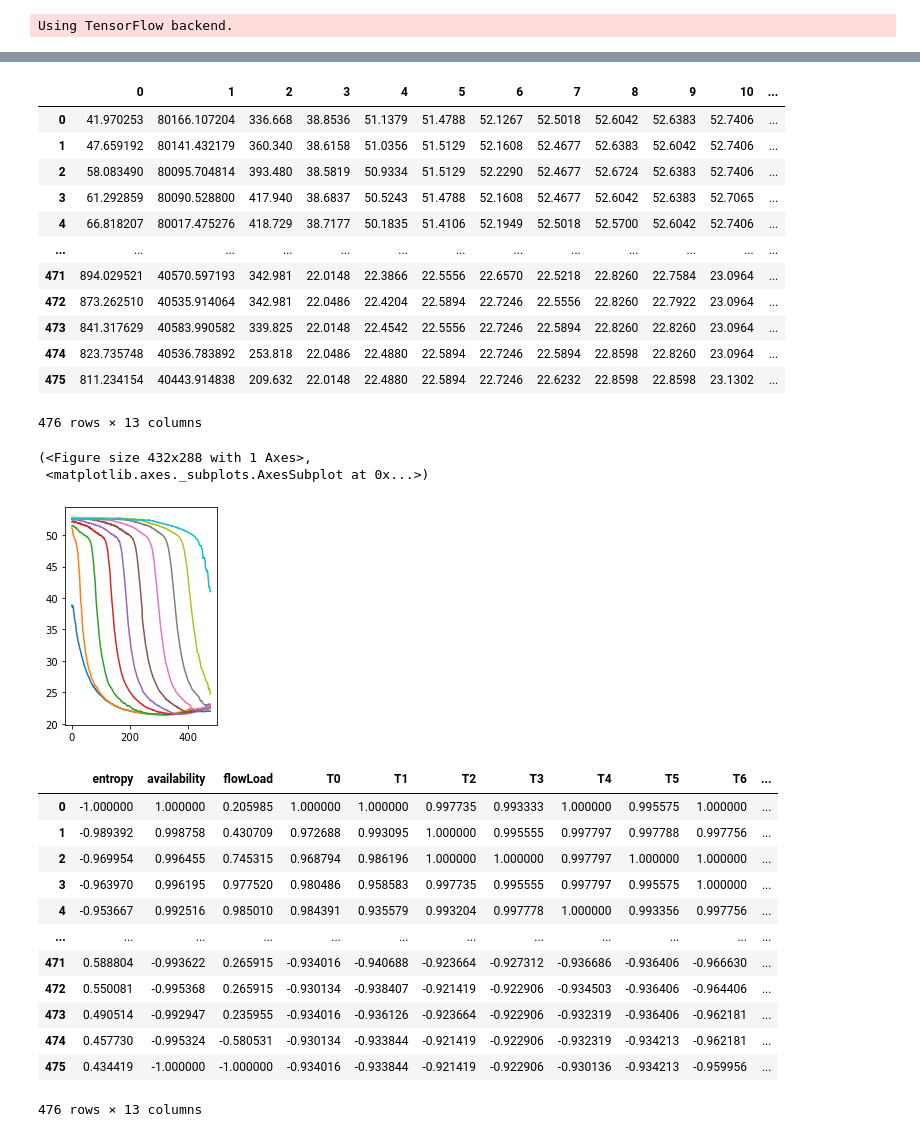
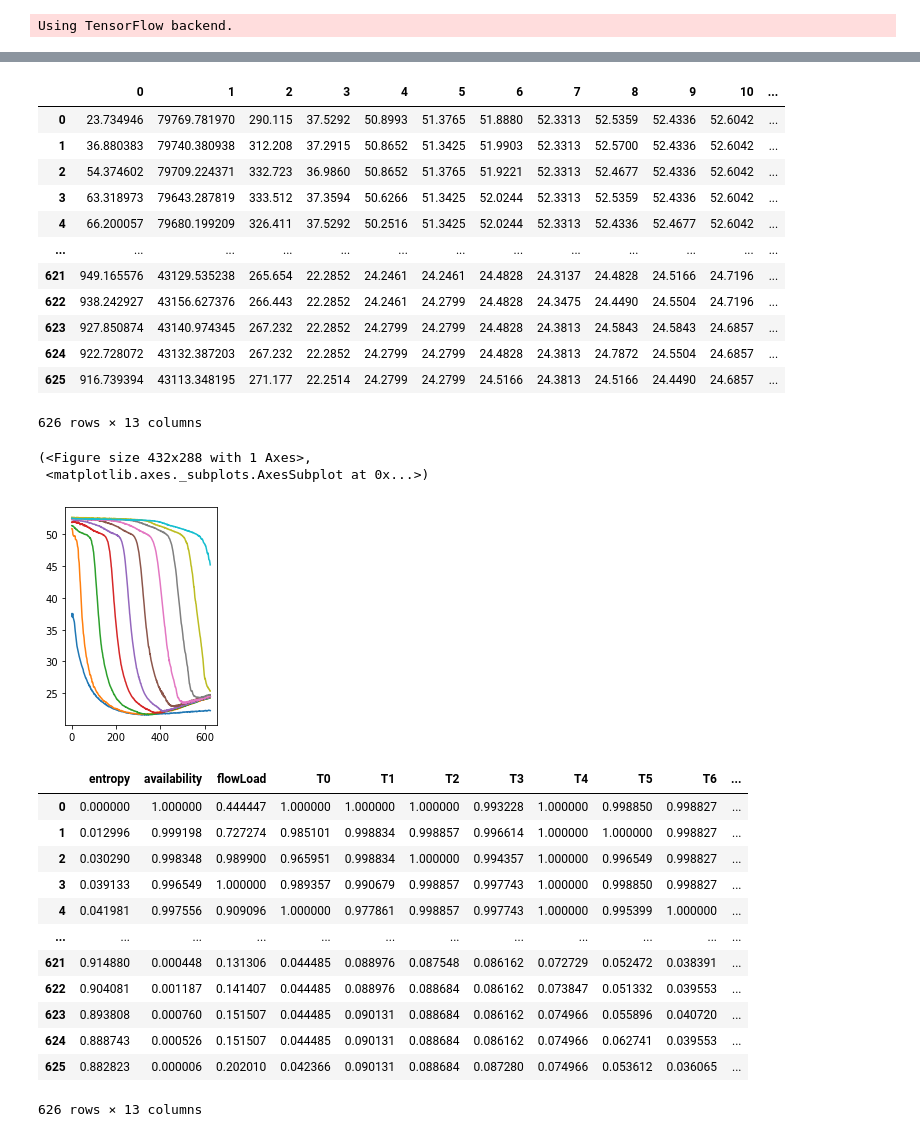
Before and after one commit to yogenderPalChandra/jospehus_DL, a Jupyter notebook: DL_dischargeIncreasedFeatures.ipynb, the cells around one changed output, grey strips where cells are left out. Cells and saved outputs as stored; diff of their text form; code cells hidden in the pictures.

```diff
--- a/DL_dischargeIncreasedFeatures.ipynb
+++ b/DL_dischargeIncreasedFeatures.ipynb
@@ -33,7 +33,8 @@ def file():
     #path = '/home/yogender/Desktop/KaggleHousePricePrediction/raspiData/Raspi2_second_currentLoop_RemoteMySql'
     #file_name = 'csvFile_2021_04_20'
     #file_name = 'csvFile_2021_04_28'
-    file_name = 'csvFile_2021_05_13'
+    #file_name = 'csvFile_2021_04_28'
+    file_name = 'csvFile_2021_05_24'
     #file_name = 'DLTemLongerDatasetDischargecsvFile_2021_05_20'
     #file_name = 'csvFile_2021_04_19'
     #file_name ='csvFile_2021_03_30'
@@ -221,18 +227,18 @@ df_tem_entropy_conc = pd.concat( [disEntropy,disAvailability ,indexed_tem],  ign
 df_tem_entropy_conc
 # %% [output]
 |  | 0 | 1 | 2 | 3 | 4 | 5 | 6 | 7 | 8 | 9 | 10 | ... |
-| 0 | 41.970253 | 80166.107204 | 336.668 | 38.8536 | 51.1379 | 51.4788 | 52.1267 | 52.5018 | 52.6042 | 52.6383 | 52.7406 | ... |
-| 1 | 47.659192 | 80141.432179 | 360.340 | 38.6158 | 51.0356 | 51.5129 | 52.1608 | 52.4677 | 52.6383 | 52.6042 | 52.7406 | ... |
-| 2 | 58.083490 | 80095.704814 | 393.480 | 38.5819 | 50.9334 | 51.5129 | 52.2290 | 52.4677 | 52.6724 | 52.6383 | 52.7406 | ... |
-| 3 | 61.292859 | 80090.528800 | 417.940 | 38.6837 | 50.5243 | 51.4788 | 52.1608 | 52.4677 | 52.6042 | 52.6383 | 52.7065 | ... |
-| 4 | 66.818207 | 80017.475276 | 418.729 | 38.7177 | 50.1835 | 51.4106 | 52.1949 | 52.5018 | 52.5700 | 52.6042 | 52.7406 | ... |
+| 0 | 23.734946 | 79769.781970 | 290.115 | 37.5292 | 50.8993 | 51.3765 | 51.8880 | 52.3313 | 52.5359 | 52.4336 | 52.6042 | ... |
+| 1 | 36.880383 | 79740.380938 | 312.208 | 37.2915 | 50.8652 | 51.3425 | 51.9903 | 52.3313 | 52.5700 | 52.4336 | 52.6042 | ... |
+| 2 | 54.374602 | 79709.224371 | 332.723 | 36.9860 | 50.8652 | 51.3765 | 51.9221 | 52.3313 | 52.4677 | 52.4336 | 52.6042 | ... |
+| 3 | 63.318973 | 79643.287819 | 333.512 | 37.3594 | 50.6266 | 51.3425 | 52.0244 | 52.3313 | 52.5359 | 52.4336 | 52.6042 | ... |
+| 4 | 66.200057 | 79680.199209 | 326.411 | 37.5292 | 50.2516 | 51.3425 | 52.0244 | 52.3313 | 52.4336 | 52.4677 | 52.6042 | ... |
 | ... | ... | ... | ... | ... | ... | ... | ... | ... | ... | ... | ... | ... |
-| 471 | 894.029521 | 40570.597193 | 342.981 | 22.0148 | 22.3866 | 22.5556 | 22.6570 | 22.5218 | 22.8260 | 22.7584 | 23.0964 | ... |
-| 472 | 873.262510 | 40535.914064 | 342.981 | 22.0486 | 22.4204 | 22.5894 | 22.7246 | 22.5556 | 22.8260 | 22.7922 | 23.0964 | ... |
-| 473 | 841.317629 | 40583.990582 | 339.825 | 22.0148 | 22.4542 | 22.5556 | 22.7246 | 22.5894 | 22.8260 | 22.8260 | 23.0964 | ... |
-| 474 | 823.735748 | 40536.783892 | 253.818 | 22.0486 | 22.4880 | 22.5894 | 22.7246 | 22.5894 | 22.8598 | 22.8260 | 23.0964 | ... |
-| 475 | 811.234154 | 40443.914838 | 209.632 | 22.0148 | 22.4880 | 22.5894 | 22.7246 | 22.6232 | 22.8598 | 22.8598 | 23.1302 | ... |
+| 621 | 949.165576 | 43129.535238 | 265.654 | 22.2852 | 24.2461 | 24.2461 | 24.4828 | 24.3137 | 24.4828 | 24.5166 | 24.7196 | ... |
+| 622 | 938.242927 | 43156.627376 | 266.443 | 22.2852 | 24.2461 | 24.2799 | 24.4828 | 24.3475 | 24.4490 | 24.5504 | 24.7196 | ... |
+| 623 | 927.850874 | 43140.974345 | 267.232 | 22.2852 | 24.2799 | 24.2799 | 24.4828 | 24.3813 | 24.5843 | 24.5843 | 24.6857 | ... |
+| 624 | 922.728072 | 43132.387203 | 267.232 | 22.2852 | 24.2799 | 24.2799 | 24.4828 | 24.3813 | 24.7872 | 24.5504 | 24.6857 | ... |
+| 625 | 916.739394 | 43113.348195 | 271.177 | 22.2514 | 24.2799 | 24.2799 | 24.5166 | 24.3813 | 24.5166 | 24.4490 | 24.6857 | ... |
-476 rows × 13 columns
+626 rows × 13 columns
 # %%
 def create_color_step_obj(cmap_name, n):
     """
@@ -276,37 +282,37 @@ plotObject(df_tem_entropy_conc, ax, fig, alpha =0.7, scm=None)
 # %% [output]
 (<Figure size 432x288 with 1 Axes>,
  <matplotlib.axes._subplots.AxesSubplot at 0x...>)
-[figure, old version]
+[figure, new version]
 # %%
 """
 Normalization should be done BEFORE one prepares the data for ANN or LSTM input.
 Normalization is done feature-wise (that means column-wise).
 """
 
 def normalize(X):
-    scaler = MinMaxScaler(feature_range=(-1, 1))
+    scaler = MinMaxScaler(feature_range=(0, 1))
     scaler = scaler.fit(X)
     scaled_data = scaler.transform(X)
     return scaled_data, scaler
 
 df_nrm, scaler = normalize(df_tem_entropy_conc)
 df_nrm = pd.DataFrame(df_nrm)
 #df_nrm.columns = chargingIn_df.columns
 
 df_nrm.columns = ['entropy', 'availability', 'flowLoad', 'T0', 'T1', 'T2', 'T3', \
                   'T4', 'T5', 'T6', 'T7', 'T8', 'T9']
 df_nrm
 # %% [output]
 |  | entropy | availability | flowLoad | T0 | T1 | T2 | T3 | T4 | T5 | T6 | ... |
-| 0 | -1.000000 | 1.000000 | 0.205985 | 1.000000 | 1.000000 | 0.997735 | 0.993333 | 1.000000 | 0.995575 | 1.000000 | ... |
-| 1 | -0.989392 | 0.998758 | 0.430709 | 0.972688 | 0.993095 | 1.000000 | 0.995555 | 0.997797 | 0.997788 | 0.997756 | ... |
-| 2 | -0.969954 | 0.996455 | 0.745315 | 0.968794 | 0.986196 | 1.000000 | 1.000000 | 0.997797 | 1.000000 | 1.000000 | ... |
-| 3 | -0.963970 | 0.996195 | 0.977520 | 0.980486 | 0.958583 | 0.997735 | 0.995555 | 0.997797 | 0.995575 | 1.000000 | ... |
-| 4 | -0.953667 | 0.992516 | 0.985010 | 0.984391 | 0.935579 | 0.993204 | 0.997778 | 1.000000 | 0.993356 | 0.997756 | ... |
+| 0 | 0.000000 | 1.000000 | 0.444447 | 1.000000 | 1.000000 | 1.000000 | 0.993228 | 1.000000 | 0.998850 | 0.998827 | ... |
+| 1 | 0.012996 | 0.999198 | 0.727274 | 0.985101 | 0.998834 | 0.998857 | 0.996614 | 1.000000 | 1.000000 | 0.998827 | ... |
+| 2 | 0.030290 | 0.998348 | 0.989900 | 0.965951 | 0.998834 | 1.000000 | 0.994357 | 1.000000 | 0.996549 | 0.998827 | ... |
+| 3 | 0.039133 | 0.996549 | 1.000000 | 0.989357 | 0.990679 | 0.998857 | 0.997743 | 1.000000 | 0.998850 | 0.998827 | ... |
+| 4 | 0.041981 | 0.997556 | 0.909096 | 1.000000 | 0.977861 | 0.998857 | 0.997743 | 1.000000 | 0.995399 | 1.000000 | ... |
 | ... | ... | ... | ... | ... | ... | ... | ... | ... | ... | ... | ... |
-| 471 | 0.588804 | -0.993622 | 0.265915 | -0.934016 | -0.940688 | -0.923664 | -0.927312 | -0.936686 | -0.936406 | -0.966630 | ... |
-| 472 | 0.550081 | -0.995368 | 0.265915 | -0.930134 | -0.938407 | -0.921419 | -0.922906 | -0.934503 | -0.936406 | -0.964406 | ... |
-| 473 | 0.490514 | -0.992947 | 0.235955 | -0.934016 | -0.936126 | -0.923664 | -0.922906 | -0.932319 | -0.936406 | -0.962181 | ... |
-| 474 | 0.457730 | -0.995324 | -0.580531 | -0.930134 | -0.933844 | -0.921419 | -0.922906 | -0.932319 | -0.934213 | -0.962181 | ... |
-| 475 | 0.434419 | -1.000000 | -1.000000 | -0.934016 | -0.933844 | -0.921419 | -0.922906 | -0.930136 | -0.934213 | -0.959956 | ... |
+| 621 | 0.914880 | 0.000448 | 0.131306 | 0.044485 | 0.088976 | 0.087548 | 0.086162 | 0.072729 | 0.052472 | 0.038391 | ... |
+| 622 | 0.904081 | 0.001187 | 0.141407 | 0.044485 | 0.088976 | 0.088684 | 0.086162 | 0.073847 | 0.051332 | 0.039553 | ... |
+| 623 | 0.893808 | 0.000760 | 0.151507 | 0.044485 | 0.090131 | 0.088684 | 0.086162 | 0.074966 | 0.055896 | 0.040720 | ... |
+| 624 | 0.888743 | 0.000526 | 0.151507 | 0.044485 | 0.090131 | 0.088684 | 0.086162 | 0.074966 | 0.062741 | 0.039553 | ... |
+| 625 | 0.882823 | 0.000006 | 0.202010 | 0.042366 | 0.090131 | 0.088684 | 0.087280 | 0.074966 | 0.053612 | 0.036065 | ... |
-476 rows × 13 columns
+626 rows × 13 columns
```
Also changed, not shown: parts of 30 cells of this notebook, 9 other files.
